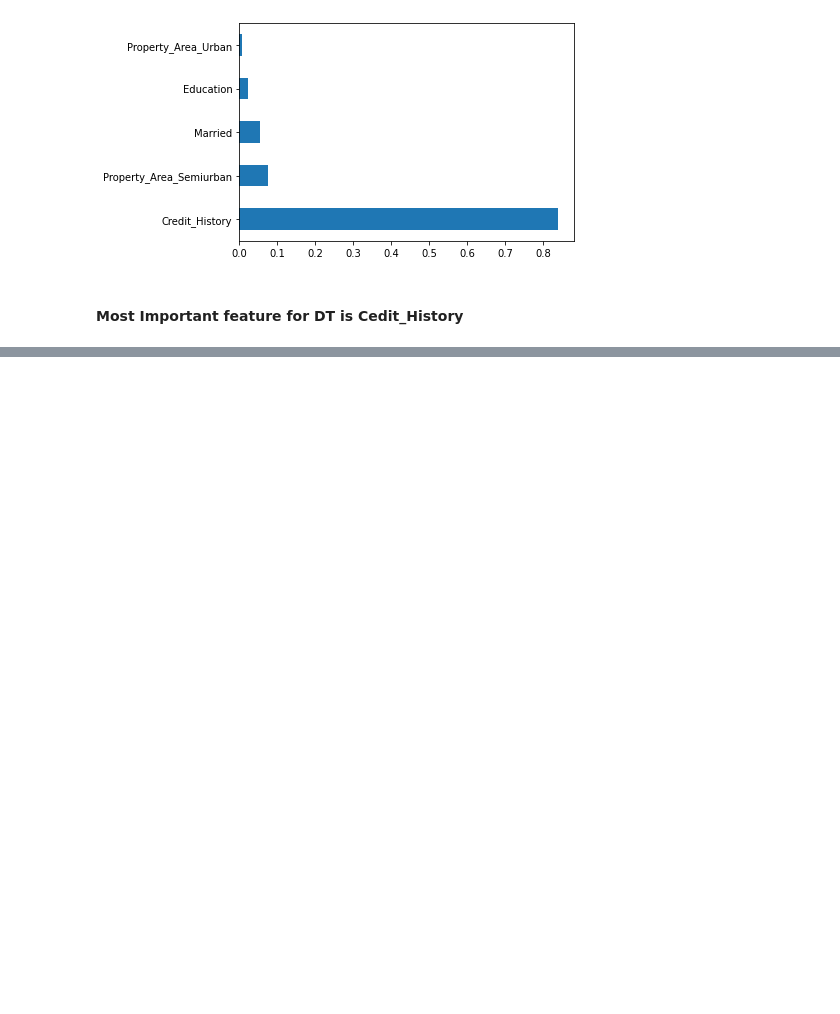
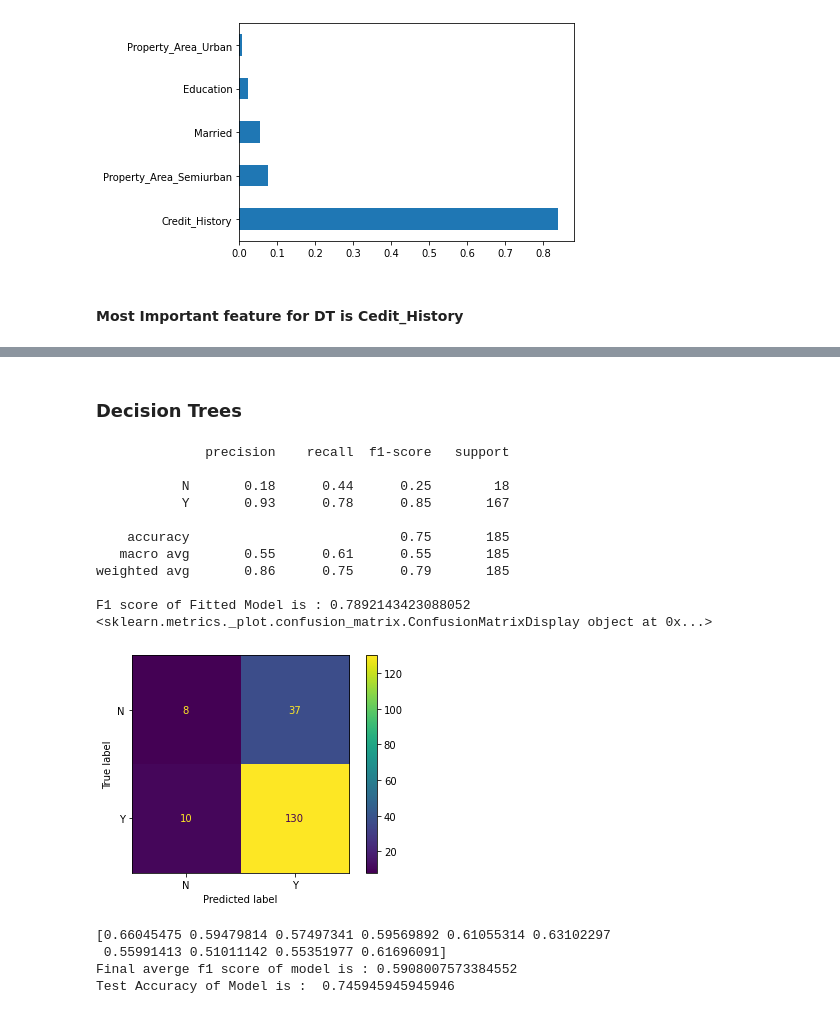
Before and after one commit to Mchilamwar/Python_ML_Classification_Cases, a Jupyter notebook: Loan_Approval_Prediction/Loan_prediction.ipynb, the cells around one changed output, grey strips where cells are left out. Cells and saved outputs as stored; diff of their text form; code cells hidden in the pictures; blank space fills up the shorter version.

```diff
--- a/Loan_Approval_Prediction/Loan_prediction.ipynb
+++ b/Loan_Approval_Prediction/Loan_prediction.ipynb
@@ -498,0 +519,56 @@ Accuracy score on Test is : 0.7837837837837838
+# %%
+# generating 2 pca components
+
+pca=PCA(n_components=2)
+pca_comp=pca.fit_transform(pd.get_dummies(LoanDF.drop(Target,axis=1)).values)
+X=pca_comp
+y=LoanDF[Target].values
+from sklearn.preprocessing import StandardScaler,MinMaxScaler
+# mm=MinMaxScaler()
+# Any one
+ss=StandardScaler()
+# X=mm.fit_transform(X)
+X=ss.fit_transform(X)
+from sklearn.model_selection import train_test_split
+
+X_train,X_test,y_train,y_test=train_test_split(X,y,test_size=0.3,random_state=3)
+# %% [markdown]
+### Decision Trees
+# %%
+from sklearn.metrics import classification_report,plot_confusion_matrix
+from sklearn.metrics import f1_score,accuracy_score
+from sklearn.model_selection import cross_val_score
+from sklearn.tree import DecisionTreeClassifier
+
+DT=DecisionTreeClassifier(max_depth=7,criterion='entropy')
+
+DT.fit(X_train,y_train)
+predDT=DT.predict(X_test)
+
+print(classification_report(predDT,y_test))
+print("F1 score of Fitted Model is :",f1_score(predDT,y_test,average='weighted'))
+print(plot_confusion_matrix(DT,X_test,y_test))
+plt.show()
+
+cv=cross_val_score(DT,X,y,cv=10,scoring='f1_weighted')
+
+print(cv)
+print("Final averge f1 score of model is :",np.mean(cv))
+print("Test Accuracy of Model is : ",accuracy_score(predDT,y_test))
+# %% [output]
+              precision    recall  f1-score   support
+
+           N       0.18      0.44      0.25        18
+           Y       0.93      0.78      0.85       167
+
+    accuracy                           0.75       185
+   macro avg       0.55      0.61      0.55       185
+weighted avg       0.86      0.75      0.79       185
+
+F1 score of Fitted Model is : 0.7892143423088052
+<sklearn.metrics._plot.confusion_matrix.ConfusionMatrixDisplay object at 0x...>
+[figure, added]
+[0.66045475 0.59479814 0.57497341 0.59569892 0.61055314 0.63102297
+ 0.55991413 0.51011142 0.55351977 0.61696091]
+Final averge f1 score of model is : 0.5908007573384552
+Test Accuracy of Model is :  0.745945945945946
```
Also changed, not shown: parts of 2 cells of this notebook, 3 other files.
